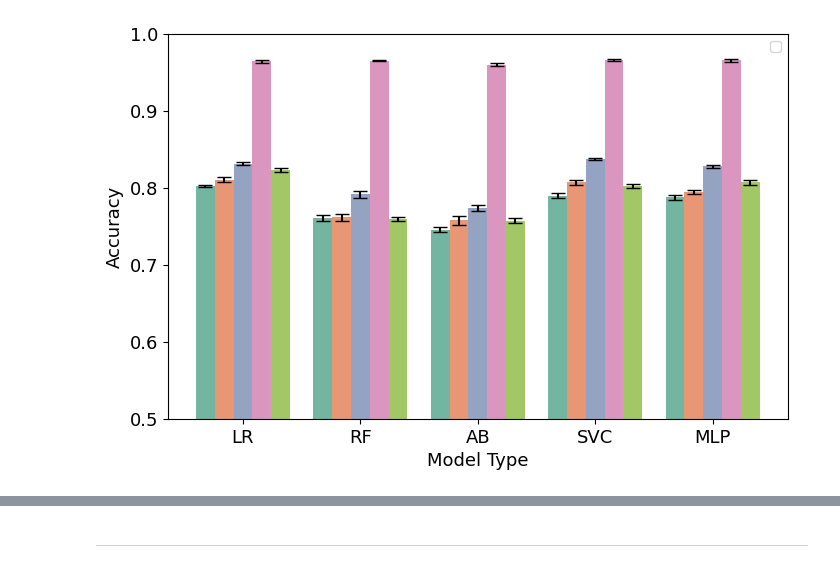
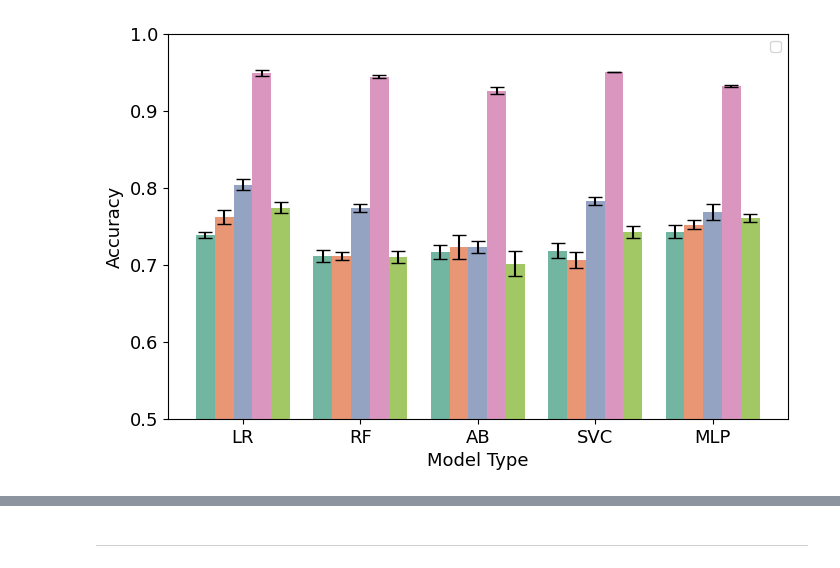
Before and after one commit to ShuklaGroup/LazBFDEF, a Jupyter notebook: scripts/Figures.ipynb, the cells around one changed output, grey strips where cells are left out. Saved outputs shown, nothing was run; the diff lists cells and outputs as text; code cells hidden in the pictures.

```diff
--- a/scripts/Figures.ipynb
+++ b/scripts/Figures.ipynb
@@ -8,10 +8,9 @@ from matplotlib.patches import Patch
 
 models = ['LR', 'RF', 'AB', 'SVC', 'MLP']
 num_labels = len(models)
-y_values = y_values = [[0.8779999999999999, 0.8423999999999999, 0.837, 0.8790000000000001, 0.8695999999999999], [0.8827999999999999, 0.8545999999999999, 0.8382, 0.8826, 0.8678000000000001], [0.9725999999999999, 0.9738, 0.9728, 0.9712, 0.97], [0.8960000000000001, 0.8575999999999999, 0.8634000000000001, 0.8992000000000001, 0.8946], [0.8879999999999999, 0.8524, 0.8555999999999999, 0.8897999999999999, 0.877]]
+y_values = y_values = [[0.9122, 0.8734, 0.8699999999999999, 0.893, 0.9048], [0.9064, 0.8797999999999998, 0.875, 0.9011999999999999, 0.9072000000000001], [0.9654, 0.9704, 0.9676, 0.9709999999999999, 0.9663999999999999], [0.9074, 0.8912000000000001, 0.8866000000000002, 0.9182, 0.9168000000000001], [0.9044000000000001, 0.8468, 0.8736, 0.8984, 0.9038]]
 
-y_errors = [[0.0010954451150103433, 0.0032649655434629113, 0.0050990195135928, 0.0011401754250991388, 0.0015033296378372907], [0.0013928388277183812, 0.0021587033144923155, 0.004066939881532554, 0.0015362291495736847, 0.0027820855486487316], [0.0008717797887081354, 0.00037416573867736773, 0.0006633249580710621, 0.001428285685708561, 0.0005477225575051464], [0.0010488088481701524, 0.0016911534525287685, 0.001860107523773828, 0.0013190905958272519, 0.0023151673805580242], [0.0013784048752090315, 0.0016000000000000207, 0.0023151673805580225, 0.0028178005607210664, 0.001095445115010333]]
-
+y_errors = [[0.002853068523537426, 0.0013266499161422004, 0.0036055512754640186, 0.002345207879911743, 0.0025573423705088838], [0.0019899748742132667, 0.0023108440016582576, 0.004110960958218865, 0.0012409673645990794, 0.0013564659966250564], [0.002111871208194274, 0.0011224972160321864, 0.0005099019513592789, 0.0012649110640673528, 0.0010295630140987257], [0.001208304597359473, 0.0019595917942265683, 0.0024207436873820622, 0.0010198039027185426, 0.0024979991993593683], [0.002561249694973126, 0.003455430508634187, 0.004081666326391734, 0.001435270009440735, 0.0010198039027185535]]
 
 # Updated Model_Type list to match the length of y_values and y_errors
 model_types = ['Vanilla-ESM', 'Peptide-ESM', 'LazBF-ESM', 'LazDEF-ESM', 'LazBCDEF-ESM']
@@ -70,9 +69,9 @@ from matplotlib.patches import Patch
 
 models = ['LR', 'RF', 'AB', 'SVC', 'MLP']
 num_labels = len(models)
-y_values = [[0.8695999999999999, 0.8131999999999999, 0.836, 0.8591999999999999, 0.8592000000000001], [0.8656, 0.8315999999999999, 0.8315999999999999, 0.8655999999999999, 0.858], [0.9704, 0.9644, 0.9624, 0.9632, 0.9655999999999999], [0.8836, 0.8464, 0.8488, 0.8800000000000001, 0.8556000000000001], [0.8792, 0.8364, 0.8404, 0.8703999999999998, 0.8735999999999999]]
+y_values = [[0.884, 0.8535999999999999, 0.8619999999999999, 0.8752000000000001, 0.8756], [0.8907999999999999, 0.8564, 0.8628, 0.8868, 0.8968], [0.9551999999999999, 0.9655999999999999, 0.9576, 0.9648, 0.9564], [0.8832000000000001, 0.8824, 0.8695999999999999, 0.8964000000000001, 0.89], [0.8876000000000002, 0.8392, 0.8448, 0.8608, 0.8879999999999999]]
 
-y_errors = [[0.0021354156504062856, 0.00417612260356421, 0.00424264068711927, 0.0023323807579381144, 0.0037735924528226046], [0.0035440090293338508, 0.0038157568056677665, 0.0052687759489278355, 0.0017204650534085061, 0.005366563145999478], [0.000748331477354789, 0.001326649916142161, 0.0028565713714171223, 0.0016248076809271838, 0.002315167380558047], [0.005670978751503135, 0.004664761515876222, 0.004882622246293486, 0.003687817782917152, 0.007704544113703302], [0.0033823069050575444, 0.002561249694973126, 0.006939740629158988, 0.0022271057451320364, 0.003867815921162745]]
+y_errors = [[0.0033466401061363346, 0.0024819347291981904, 0.002756809750418063, 0.003136877428271616, 0.004019950248448349], [0.00313687742827163, 0.0023151673805580607, 0.005535341001239233, 0.004029888335922005, 0.003979949748426483], [0.0013564659966250401, 0.000748331477354789, 0.0016, 0.0004898979485566133, 0.0017204650534085254], [0.0036660605559646585, 0.0041665333311999364, 0.0036551333764994545, 0.0019390719429665175, 0.001549193338482968], [0.002039607805437097, 0.004498888751680801, 0.003136877428271627, 0.002059126028197386, 0.0014142135623731041]]
 
 # Updated Model_Type list to match the length of y_values and y_errors
 model_types = ['Vanilla-ESM', 'Peptide-ESM', 'LazBF-ESM', 'LazDEF-ESM', 'LazBCDEF-ESM']
@@ -123,5 +183,5 @@ plt.show()
 # %%
-#@title LazBF LowN (200)
+#@title LazDEF HighN (1000)
 import matplotlib.pyplot as plt
 import numpy as np
 import pandas as pd
@@ -130,10 +190,9 @@ from matplotlib.patches import Patch
 
 models = ['LR', 'RF', 'AB', 'SVC', 'MLP']
 num_labels = len(models)
-y_values = [[0.8700000000000001, 0.8380000000000001, 0.834, 0.866, 0.859], [0.89, 0.898, 0.8639999999999999, 0.9040000000000001, 0.858], [0.9730000000000001, 0.9800000000000001, 0.9690000000000001, 0.9630000000000001, 0.969], [0.9110000000000001, 0.8800000000000001, 0.876, 0.921, 0.861], [0.8880000000000001, 0.852, 0.865, 0.892, 0.8699999999999999]]
+y_values = [[0.8674, 0.7807999999999999, 0.7767999999999999, 0.8156000000000001, 0.8124], [0.8630000000000001, 0.7936, 0.7806000000000001, 0.8154, 0.836], [0.8984, 0.8081999999999999, 0.8395999999999999, 0.8692, 0.8821999999999999], [0.9686, 0.9673999999999999, 0.9634, 0.9681999999999998, 0.9642], [0.8876000000000002, 0.7811999999999999, 0.7928000000000001, 0.8326, 0.85]]
 
-y_errors = [[0.009354143466934847, 0.0090277350426339, 0.010049875621120889, 0.005567764362830031, 0.006000000000000024], [0.0068920243760451005, 0.002549509756796386, 0.002915475947422645, 0.007648529270389173, 0.004898979485566354], [0.003741657386773921, 0.002236067977499804, 0.002915475947422662, 0.0033911649915626175, 0.005787918451395114], [0.007314369419163908, 0.007905694150420965, 0.005787918451395109, 0.009273618495495727, 0.009669539802906895], [0.010559356040971447, 0.006244997998398396, 0.005477225575051651, 0.0071763500472036374, 0.0031622776601684085]]
-
+y_errors = [[0.0030099833886584673, 0.0036110940170535418, 0.006865857557508741, 0.0029257477676655416, 0.001536229149573728], [0.0015491933384829716, 0.004202380277890136, 0.003458323293158104, 0.002638181191654581, 0.0028106938645110296], [0.002135415650406234, 0.00293938769133976, 0.004707440918375944, 0.002059126028197393, 0.0035128336140500785], [0.0006782329983125471, 0.0005099019513592942, 0.001568438714135817, 0.00037416573867739446, 0.0010677078252031371], [0.0033256578296631655, 0.0028705400188814676, 0.006522269543648137, 0.0017204650534085254, 0.0017888543819998114]]
 
 # Updated Model_Type list to match the length of y_values and y_errors
 model_types = ['Vanilla-ESM', 'Peptide-ESM', 'LazBF-ESM', 'LazDEF-ESM', 'LazBCDEF-ESM']
@@ -165,9 +224,11 @@ ax.set_ylim(0.5, 1)
 # Add labels and title
 ax.set_xlabel('Model Type', fontsize=13)
 ax.set_ylabel('Accuracy', fontsize=13)
-# ax.set_title('Classification Accuracy of LazDEF Models (High-N Condition)', pad=20, fontsize=14)
+
 ax.tick_params(axis='x', labelsize=13)
 ax.tick_params(axis='y', labelsize=13)
+
+# ax.set_title('Classification Accuracy of LazDEF Models (High-N Condition)', pad=20, fontsize=14)
 
 # Create a custom legend with colored rectangles
 # legend_labels = ['Vanilla-ESM', 'Peptide-ESM', 'LazBF-ESM', 'LazDEF-ESM']
@@ -176,8 +237,7 @@ ax.tick_params(axis='y', labelsize=13)
 # ax.legend(handles=legend_elements, title='PLM', loc='center left', bbox_to_anchor=(1, 0.5))
 # plt.text(-0.1, 1.15, 'a', fontsize=20, transform=ax.transAxes)
 ax.legend([])
-
 # Show the plot
-plt.savefig('LazBF_lowN.png', dpi=400, bbox_inches='tight', pad_inches=0)
+plt.savefig('LazDEF_HighN.png', dpi=400, bbox_inches='tight', pad_inches=0)
 plt.show()
 # %% [output]
@@ -185,5 +307,5 @@ plt.show()
 # %%
-#@title LazDEF HighN (1000)
+#@title LazDEF LowN (200)
 import matplotlib.pyplot as plt
 import numpy as np
 import pandas as pd
@@ -192,10 +314,9 @@ from matplotlib.patches import Patch
 
 models = ['LR', 'RF', 'AB', 'SVC', 'MLP']
 num_labels = len(models)
-y_values = [[0.8026, 0.7605999999999999, 0.7454, 0.7895999999999999, 0.7874000000000001], [0.8106, 0.7614000000000001, 0.7576, 0.8068, 0.7948000000000001], [0.8311999999999999, 0.7912, 0.7737999999999999, 0.837, 0.8277999999999999], [0.9639999999999999, 0.9650000000000001, 0.9596, 0.9654, 0.9654], [0.8234, 0.7592000000000001, 0.7572, 0.8018000000000001, 0.807]]
+y_values = [[0.7389999999999999, 0.7110000000000001, 0.717, 0.718, 0.743], [0.7620000000000001, 0.7110000000000001, 0.7229999999999999, 0.7060000000000001, 0.752], [0.804, 0.7740000000000001, 0.7230000000000001, 0.783, 0.768], [0.9490000000000001, 0.9440000000000002, 0.9260000000000002, 0.95, 0.932], [0.774, 0.71, 0.701, 0.743, 0.7609999999999999]]
 
-y_errors = [[0.001503329637837292, 0.003414674215792751, 0.0032031234756093804, 0.00305941170815566, 0.0031717503054307056], [0.003108054053583994, 0.0049658836071740575, 0.006087692502089765, 0.002653299832284285, 0.0027820855486486986], [0.0020346989949375635, 0.003929376540877685, 0.004152107898405342, 0.001549193338482925, 0.0019849433241279375], [0.001788854381999855, 0.0008944271909998918, 0.002111871208194265, 0.0014352700094407429, 0.0016000000000000061], [0.00256124969497318, 0.0024166091947188935, 0.003484250278036872, 0.002477902338672788, 0.0029832867780352546]]
-
+y_errors = [[0.004, 0.007648529270389171, 0.009165151389911676, 0.009823441352194252, 0.008000000000000004], [0.009565563234854496, 0.0053385391260156526, 0.016093476939431105, 0.010049875621120889, 0.005612486080160898], [0.0074833147735478955, 0.0053385391260156595, 0.007176350047203669, 0.005147815070493482, 0.01044030650891052], [0.0033166247903553808, 0.0018708286933869513, 0.004301162633521304, 0.0, 0.001224744871391563], [0.006964194138592072, 0.00790569415042097, 0.016232683080747937, 0.007681145747868606, 0.005099019513592807]]
 
 # Updated Model_Type list to match the length of y_values and y_errors
 model_types = ['Vanilla-ESM', 'Peptide-ESM', 'LazBF-ESM', 'LazDEF-ESM', 'LazBCDEF-ESM']
@@ -211,37 +332,36 @@ plt.figure(figsize=(8, 5))
 ax = sns.barplot(x='Model', y='Accuracy', data=data, hue='Model_Type', palette='Set2')
 
 for i, model_type in enumerate(model_types):
     x_coords = [p.get_x() + p.get_width() / 2 for p in ax.containers[i]]
     y_coords = y_values[i]
     y_errs = y_errors[i]
     ax.errorbar(x=x_coords, y=y_coords, yerr=y_errs, fmt='none', c='black', capsize=5)
 
 y_tick_positions = np.arange(0, 1.1, 0.1)
 y_tick_labels = [f'{tick:.1f}' for tick in y_tick_positions]
 ax.set_yticks(y_tick_positions)
 ax.set_yticklabels(y_tick_labels)
 
+ax.tick_params(axis='x', labelsize=13)
+ax.tick_params(axis='y', labelsize=13)
+
 # Set y-axis limits to [0, 1]
 ax.set_ylim(0.5, 1)
 
 # Add labels and title
 ax.set_xlabel('Model Type', fontsize=13)
 ax.set_ylabel('Accuracy', fontsize=13)
-
-ax.tick_params(axis='x', labelsize=13)
-ax.tick_params(axis='y', labelsize=13)
-
-# ax.set_title('Classification Accuracy of LazDEF Models (High-N Condition)', pad=20, fontsize=14)
+# ax.set_title('Classification Accuracy of LazDEF Models (Low-N Condition)', pad=20, fontsize=14)
 
 # Create a custom legend with colored rectangles
 # legend_labels = ['Vanilla-ESM', 'Peptide-ESM', 'LazBF-ESM', 'LazDEF-ESM']
 # legend_colors = [sns.color_palette("Set2")[0], sns.color_palette("Set2")[1], sns.color_palette("Set2")[2]]
 # legend_elements = [Patch(color=color, label=label) for color, label in zip(legend_colors, legend_labels)]
 # ax.legend(handles=legend_elements, title='PLM', loc='center left', bbox_to_anchor=(1, 0.5))
 # plt.text(-0.1, 1.15, 'a', fontsize=20, transform=ax.transAxes)
 ax.legend([])
 # Show the plot
-plt.savefig('LazDEF_HighN.png', dpi=400, bbox_inches='tight', pad_inches=0)
+plt.savefig('LazDEF_LowN.png', dpi=600, bbox_inches='tight', pad_inches=0)
 plt.show()
 # %% [output]
-[figure, old version]
+[figure, new version]
```
Also changed, not shown: parts of 10 cells of this notebook, 7 other files.
